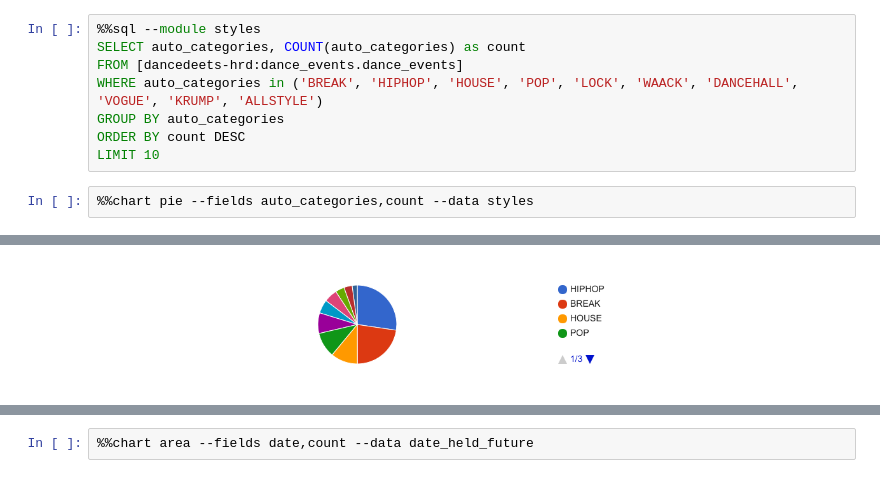
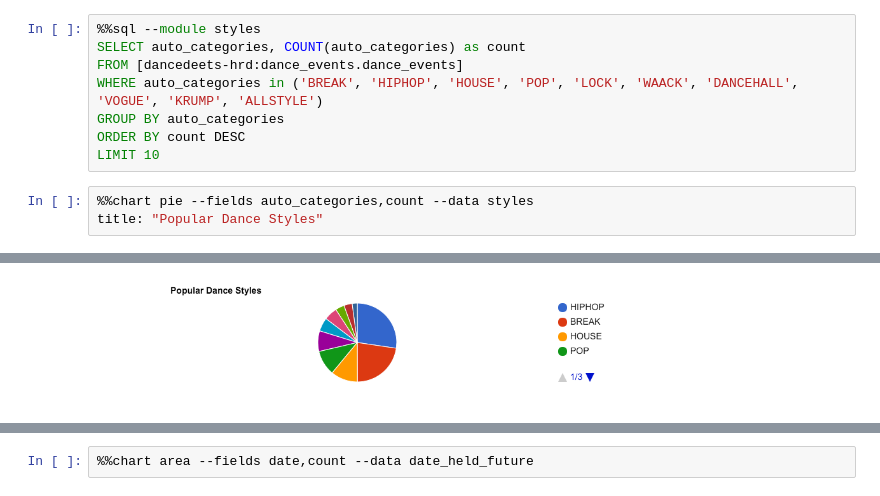
Before and after one commit to mikelambert/DanceDeets, a Jupyter notebook: Untitled Notebook.ipynb, the cells around one changed output, grey strips where cells are left out. Drawn from its saved outputs; the diff is of its cells as text.

```diff
--- a/Untitled Notebook.ipynb
+++ b/Untitled Notebook.ipynb
@@ -28,8 +28,9 @@ ORDER BY count DESC
 LIMIT 10
 # %%
 %%chart pie --fields auto_categories,count --data styles
+title: "Popular Dance Styles"
 # %% [output]
 [interactive output not drawn]
-[figure, old version]
+[figure, new version]
 # %%
 %%chart area --fields date,count --data date_held
```
Also changed, not shown: parts of 2 cells of this notebook.
